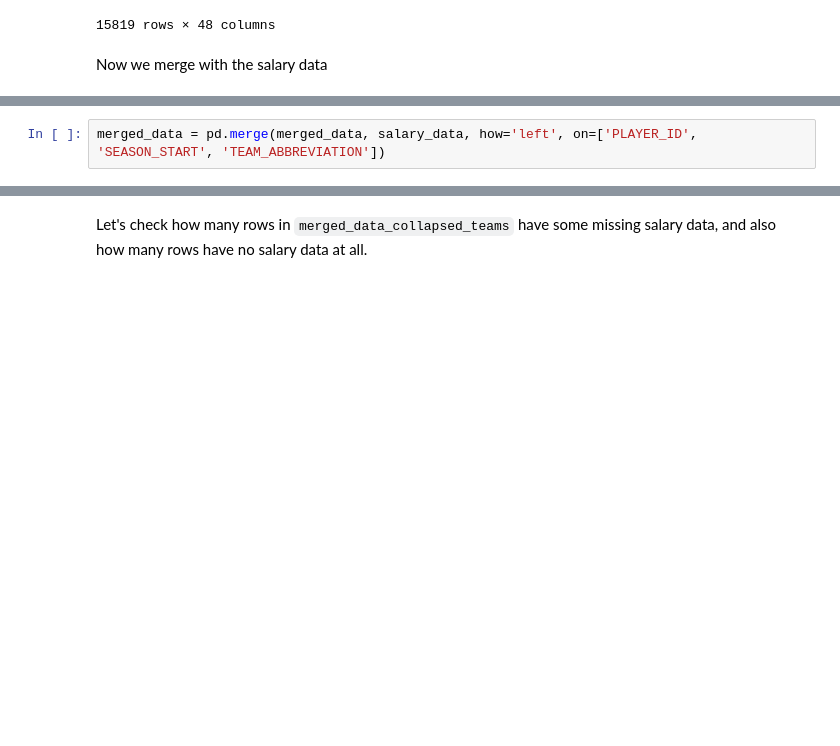
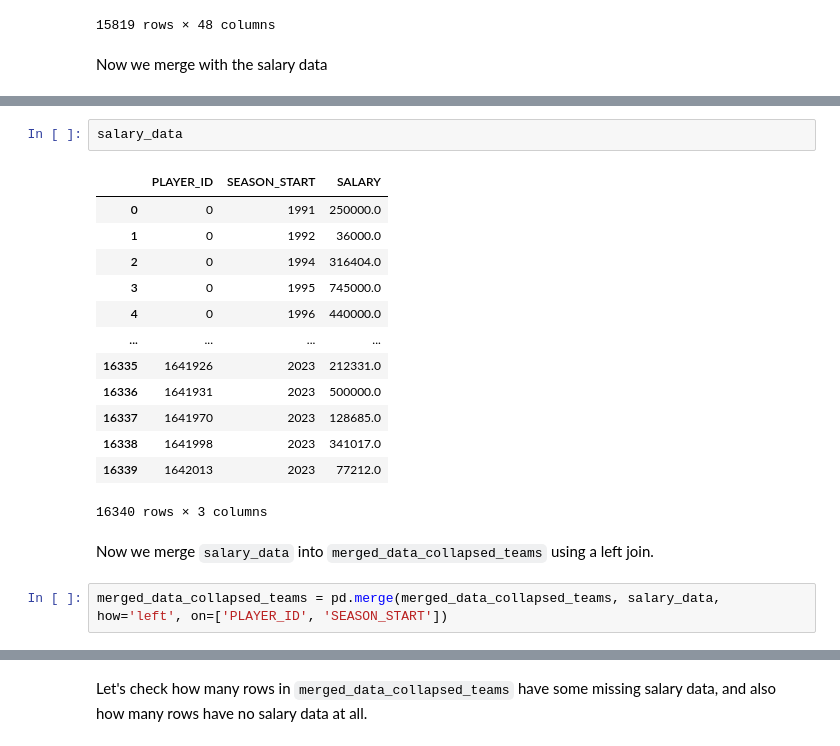
Before and after one commit to aapandy2/predicting_nba_player_retention, a Jupyter notebook: Data/merged_data/data_merger.ipynb, the cells around one changed output, grey strips where cells are left out. Saved outputs shown, nothing was run; the diff lists cells and outputs as text; blank space fills up the shorter version.

```diff
--- a/Data/merged_data/data_merger.ipynb
+++ b/Data/merged_data/data_merger.ipynb
@@ -400,5 +409,23 @@ salary_data
+# %%
+salary_data
+# %% [output]
+|  | PLAYER_ID | SEASON_START | SALARY |
+| 0 | 0 | 1991 | 250000.0 |
+| 1 | 0 | 1992 | 36000.0 |
+| 2 | 0 | 1994 | 316404.0 |
+| 3 | 0 | 1995 | 745000.0 |
+| 4 | 0 | 1996 | 440000.0 |
+| ... | ... | ... | ... |
+| 16335 | 1641926 | 2023 | 212331.0 |
+| 16336 | 1641931 | 2023 | 500000.0 |
+| 16337 | 1641970 | 2023 | 128685.0 |
+| 16338 | 1641998 | 2023 | 341017.0 |
+| 16339 | 1642013 | 2023 | 77212.0 |
+16340 rows × 3 columns
+# %% [markdown]
+Now we merge `salary_data` into `merged_data_collapsed_teams` using a left join.
 # %%
-merged_data = pd.merge(merged_data, salary_data, how='left', on=['PLAYER_ID', 'SEASON_START', 'TEAM_ABBREVIATION'])
+merged_data_collapsed_teams = pd.merge(merged_data_collapsed_teams, salary_data, how='left', on=['PLAYER_ID', 'SEASON_START'])
 # %%
 merged_data
 # %% [output]
```
Also changed, not shown: parts of 48 cells of this notebook, 3 other files.
